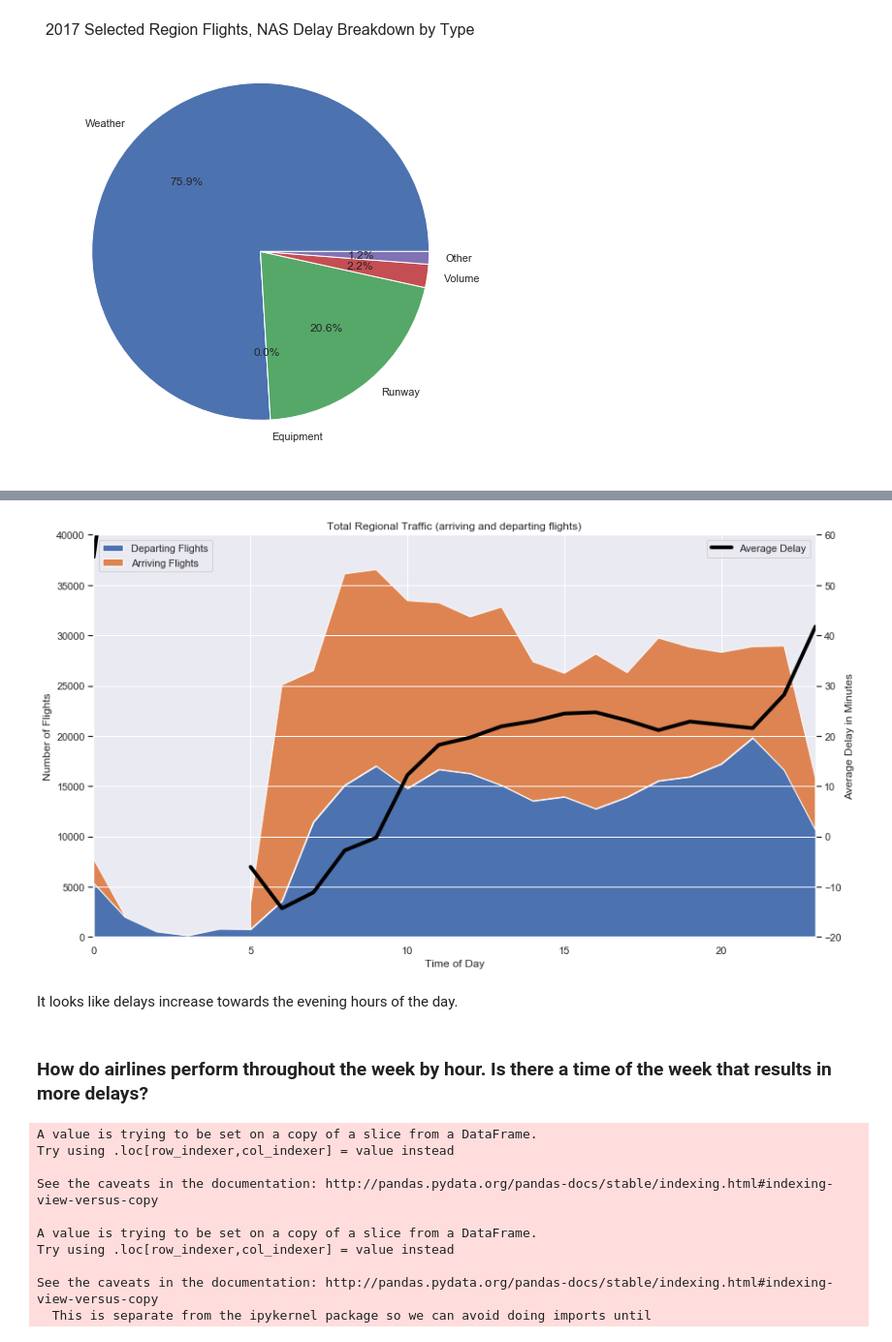
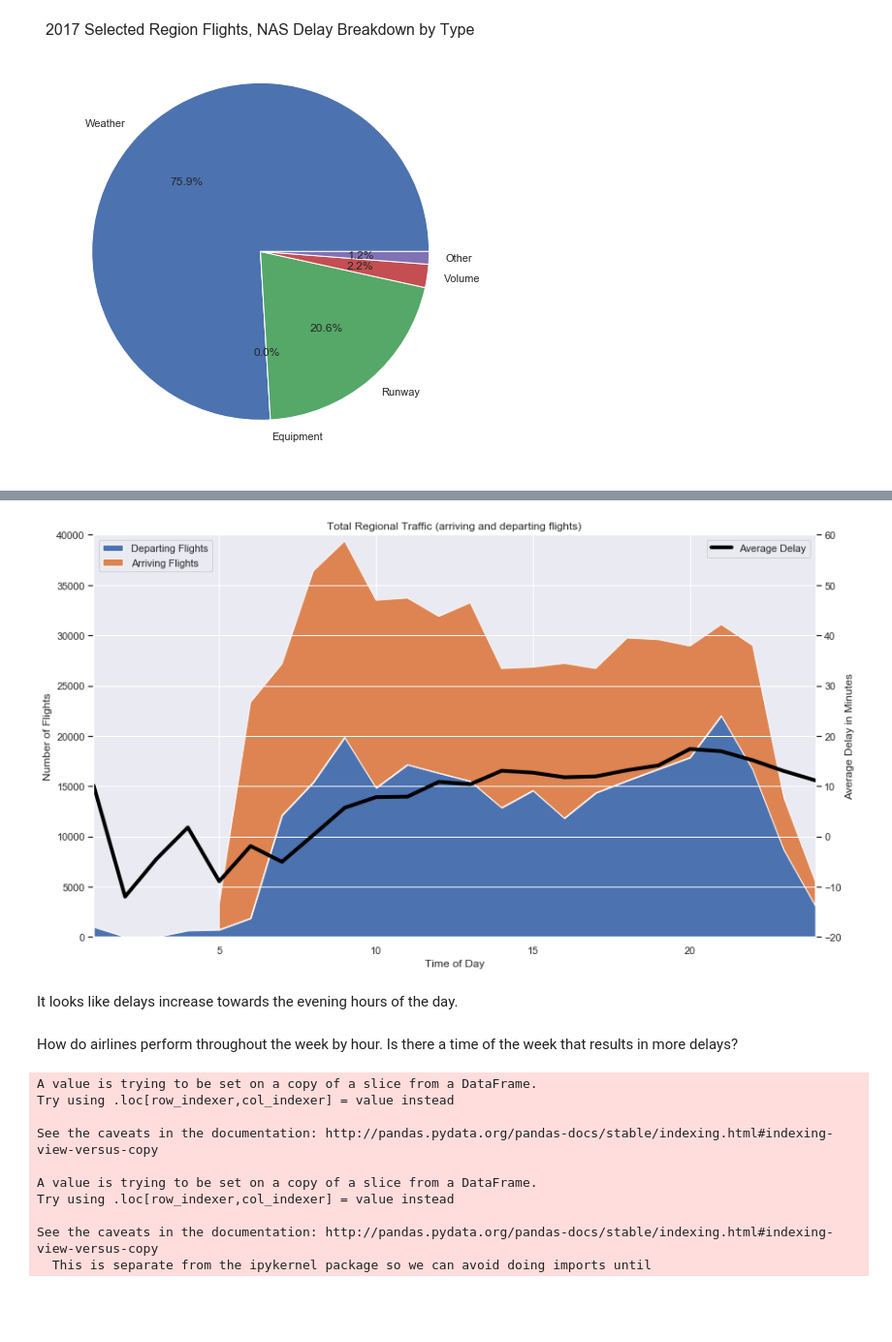
Before and after one commit to dmitriykats1/Springboard, a Jupyter notebook: Capstone1/EDA.ipynb, the cells around one changed output, grey strips where cells are left out. Shown at 97% size. Cells and saved outputs as stored; diff of their text form; code cells hidden in the pictures; blank space fills up the shorter version.

```diff
--- a/Capstone1/EDA.ipynb
+++ b/Capstone1/EDA.ipynb
@@ -586,0 +660,4 @@ total_del.fillna(0)
+# %%
+arr_del = arr_del.rename(index={0:24})
+# %%
+arr_del = arr_del.sort_index()
@@ -591,6 +670,8 @@ dep = pd.DataFrame(departing_flights.groupby('DEP_HOUR').size())
 total = pd.merge(arr, dep, how='left', left_on=arr.index, right_on=dep.index)
 # %%
 total['sum'] = total['0_x'] + total['0_y']
+# %%
+total = total.rename(index={0:24})
 # %%
 total.drop(columns=['key_0'])
 # %% [output]
@@ -614,28 +695,30 @@ total.drop(columns=['key_0'])
+# %%
+total = total.sort_index()
 # %%
 ax = plt.subplot(111)
 y = [total['0_x'], total['0_y']]
 x = total.index
 
 ax.stackplot(x, y, labels=['Departing Flights','Arriving Flights'])
 plt.legend(loc='upper left')
 plt.xlabel('Time of Day')
 plt.ylabel('Number of Flights')
 plt.title('Total Regional Traffic (arriving and departing flights)')
 plt.ylim(0,40000)
-plt.xlim(0,23)
+plt.xlim(1,24)
 
 ax2 = ax.twinx()
-ax2.plot(total_del.index, total_del['sum'], color='black', linewidth=4)
+ax2.plot(arr_del.index, arr_del['ArrDelay'], color='black', linewidth=4)
 plt.ylabel('Average Delay in Minutes')
 plt.ylim(-20,60)
 plt.legend(['Average Delay'], loc='upper right')
 
 plt.show()
 # %% [output]
-[figure, old version]
+[figure, new version]
 # %% [markdown]
 It looks like delays increase towards the evening hours of the day.
 # %% [markdown]
-### How do airlines perform throughout the week by hour. Is there a time of the week that results in more delays?
+How do airlines perform throughout the week by hour. Is there a time of the week that results in more delays?
 # %%
 #add columns converting departure and arrival time to hourly increments
```
Also changed, not shown: parts of 120 cells of this notebook.
